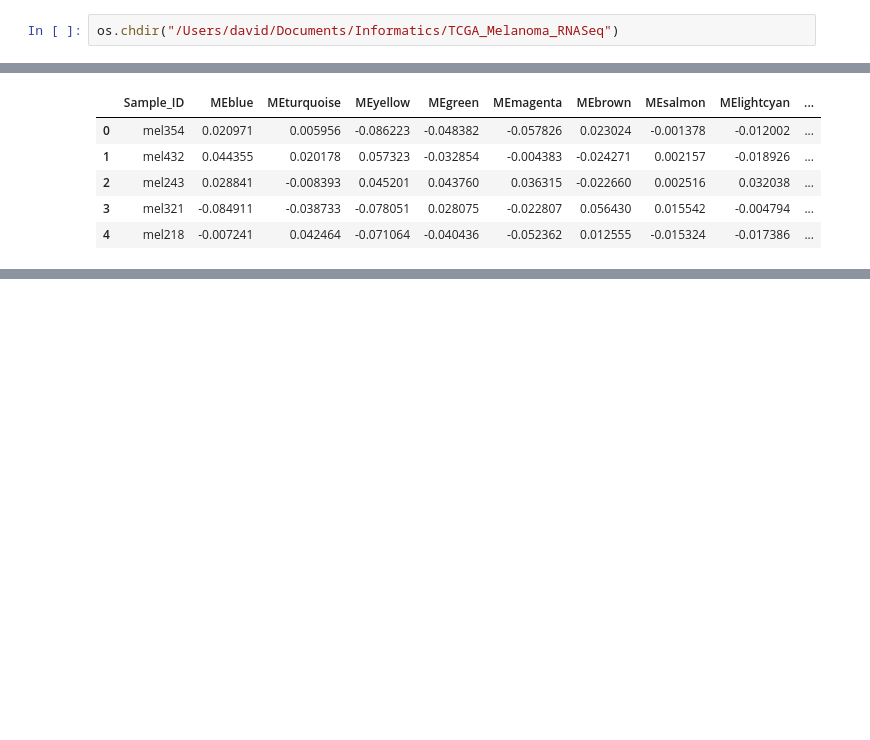
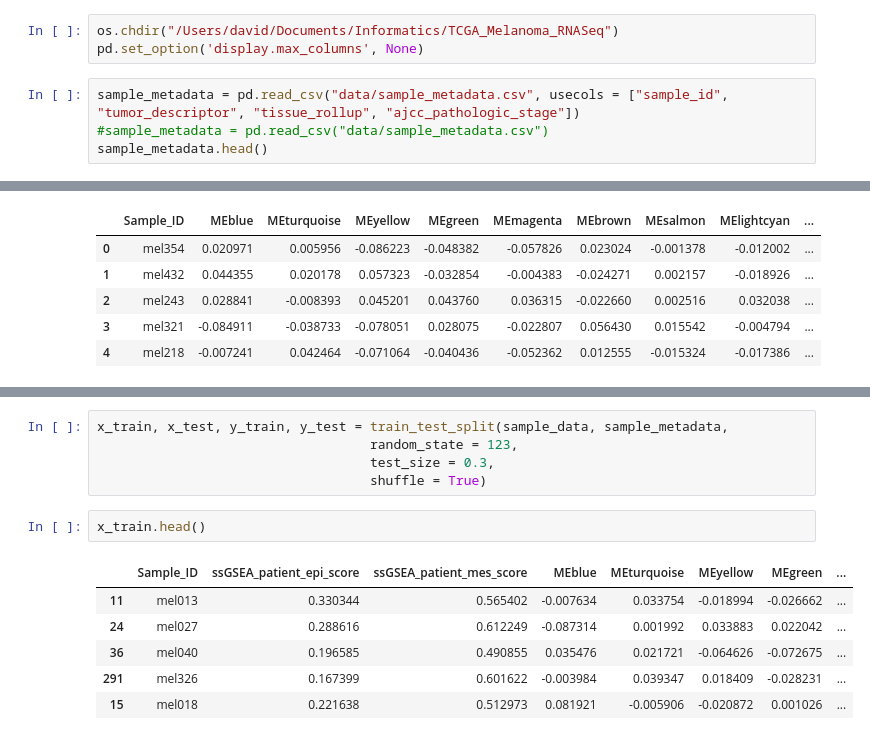
Before and after one commit to SciOmics/TCGA_Melanoma_RNASeq, a Jupyter notebook: code/11_Neural_Net.ipynb, the cells around one changed output, grey strips where cells are left out. Saved outputs shown, nothing was run; the diff lists cells and outputs as text; blank space fills up the shorter version.

```diff
--- a/code/11_Neural_Net.ipynb
+++ b/code/11_Neural_Net.ipynb
@@ -4,2 +7,7 @@ import pandas as pd
 # %%
 os.chdir("/Users/david/Documents/Informatics/TCGA_Melanoma_RNASeq")
+pd.set_option('display.max_columns', None)
+# %%
+sample_metadata = pd.read_csv("data/sample_metadata.csv", usecols = ["sample_id", "tumor_descriptor", "tissue_rollup", "ajcc_pathologic_stage"])
+#sample_metadata = pd.read_csv("data/sample_metadata.csv")
+sample_metadata.head()
@@ -52,0 +91,14 @@ sample_data.head()
+# %%
+x_train, x_test, y_train, y_test = train_test_split(sample_data, sample_metadata,
+                                   random_state = 123,
+                                   test_size = 0.3,
+                                   shuffle = True)
+# %%
+x_train.head()
+# %% [output]
+|  | Sample_ID | ssGSEA_patient_epi_score | ssGSEA_patient_mes_score | MEblue | MEturquoise | MEyellow | MEgreen | ... |
+| 11 | mel013 | 0.330344 | 0.565402 | -0.007634 | 0.033754 | -0.018994 | -0.026662 | ... |
+| 24 | mel027 | 0.288616 | 0.612249 | -0.087314 | 0.001992 | 0.033883 | 0.022042 | ... |
+| 36 | mel040 | 0.196585 | 0.490855 | 0.035476 | 0.021721 | -0.064626 | -0.072675 | ... |
+| 291 | mel326 | 0.167399 | 0.601622 | -0.003984 | 0.039347 | 0.018409 | -0.028231 | ... |
+| 15 | mel018 | 0.221638 | 0.512973 | 0.081921 | -0.005906 | -0.020872 | 0.001026 | ... |
```
Also changed, not shown: parts of 10 cells of this notebook.
